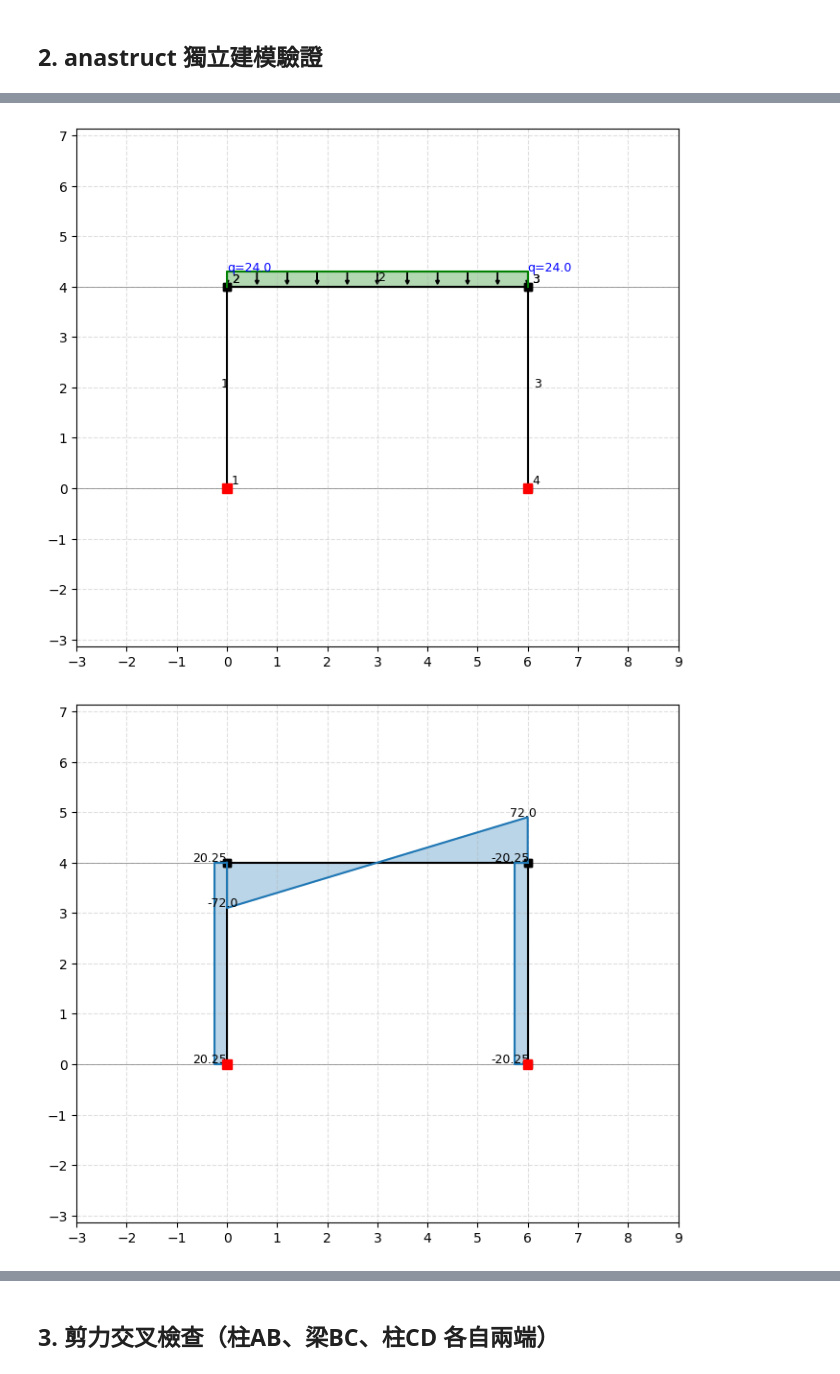
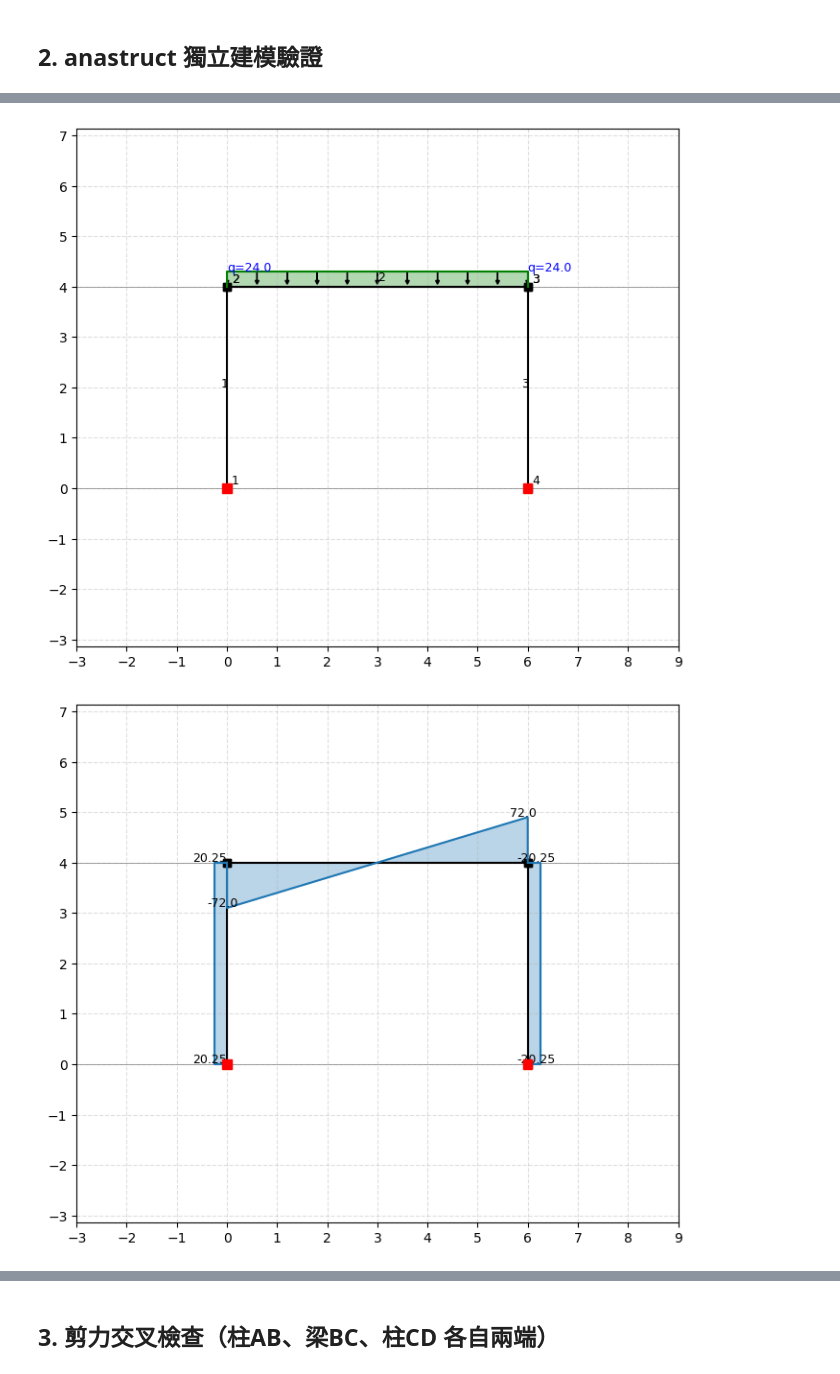
Before and after one commit to zhixiu0223/slope_deflection_framework, a Jupyter notebook: notebooks/Case-03-no-sway-frame-wget.ipynb, the cells around one changed output, grey strips where cells are left out. Saved outputs shown, nothing was run; the diff lists cells and outputs as text; code cells hidden in the pictures.

```diff
--- a/notebooks/Case-03-no-sway-frame-wget.ipynb
+++ b/notebooks/Case-03-no-sway-frame-wget.ipynb
@@ -108,7 +124,8 @@ H, L, w = 4.0, 6.0, 24.0
 ss = SystemElements(EA=1e8, EI=15000.0)
 ss.add_element(location=[[0, 0], [0, H]])
 ss.add_element(location=[[0, H], [L, H]])
-ss.add_element(location=[[L, H], [L, 0]])
+ss.add_element(location=[[L, 0], [L, H]])  # 改成跟柱AB同方向(由下往上)定義,
+# 避免anastruct的SFD畫圖對反向定義元件的已知不一致 (BMD不受影響,SFD會受影響)
 ss.add_support_fixed(node_id=1)
 ss.add_support_fixed(node_id=4)
 ss.q_load(element_id=2, q=-w)
@@ -137,5 +154,9 @@ plt.show()
 fig_m = ss.show_bending_moment(show=False, figsize=(7, 6))
 apply_grid(fig_m, [0, H])
 plt.show()
+
+fig_d = ss.show_displacement(show=False, factor=80, figsize=(7, 6))
+apply_grid(fig_d, [0, H])
+plt.show()
 # %% [output]
 A反力: {'id': 1, 'Fx': np.float64(-20.249242393205776), 'Fy': np.float64(-72.0), 'Tz': np.float64(26.997850837723075), 'ux': np.float64(-0.0), 'uy': np.float64(0.0), 'phi_z': np.float64(-0.0)}
@@ -143,2 +164,2 @@ D反力: {'id': 4, 'Fx': np.float64(20.249242393205755), 'Fy': np.float64(-72.00
 [figure]
-[figure, old version]
+[figure, new version]
```
Also changed, not shown: parts of 3 cells of this notebook.
